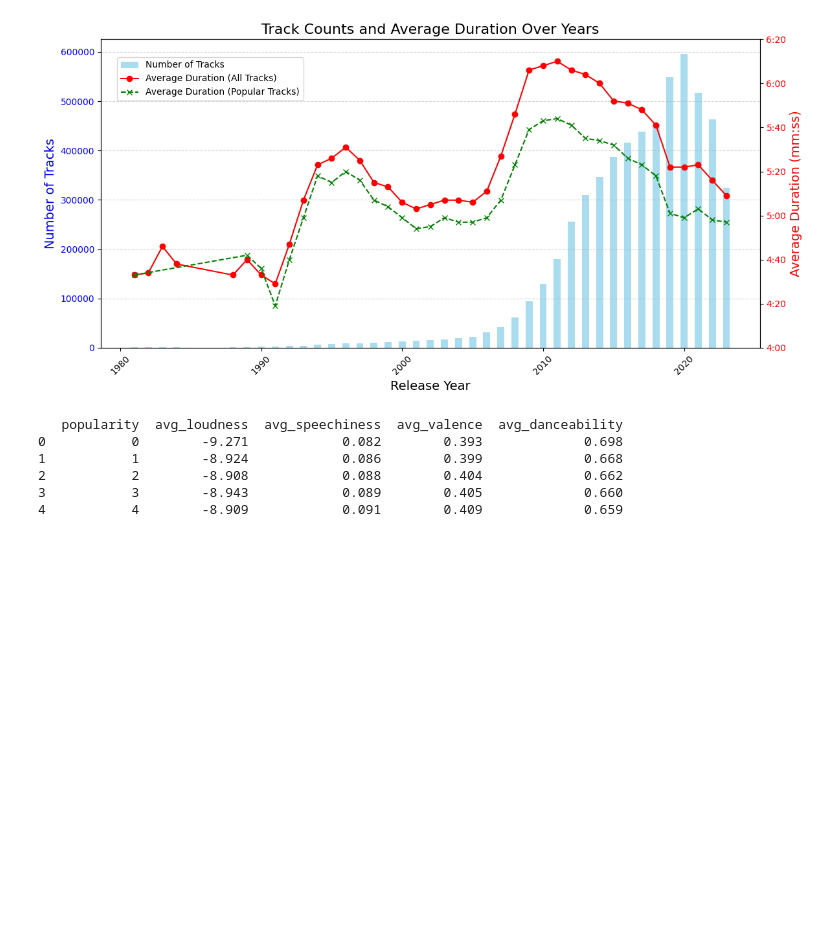
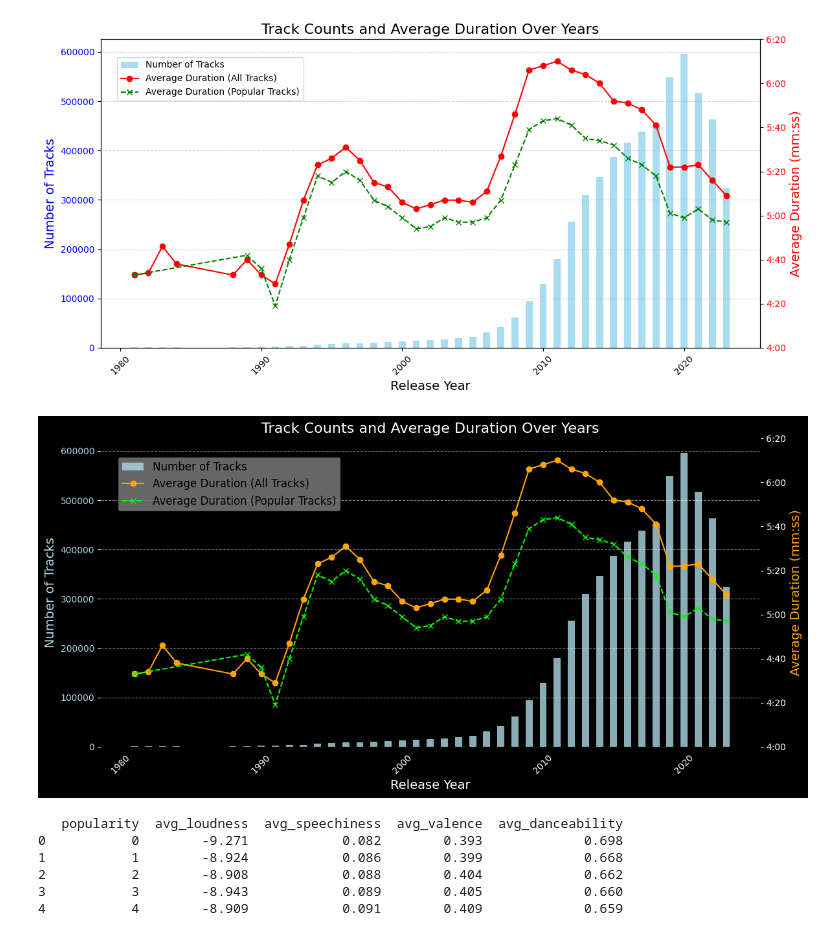
Before and after one commit to leonbts/spotify_sql, a Jupyter notebook: main.ipynb, the cells around one changed output. Saved outputs shown, nothing was run; the diff lists cells and outputs as text; code cells hidden in the pictures; blank space fills up the shorter version.

```diff
--- a/main.ipynb
+++ b/main.ipynb
@@ -119,6 +116,93 @@ plt.tight_layout()
 plt.show()
 # %% [output]
 [figure]
+# %%
+# Helper function to format seconds into "mm:ss"
+def format_seconds_to_minutes(seconds):
+    minutes = int(seconds // 60)
+    remaining_seconds = int(seconds % 60)
+    return f"{minutes}:{remaining_seconds:02d}"  # Zero-padded for seconds
+
+# Ensure release_year is correctly processed
+df_track_duration_summary["release_year"] = pd.to_numeric(df_track_duration_summary["release_year"], errors="coerce")
+df_track_duration_summary = df_track_duration_summary.sort_values("release_year")  # Sort data
+
+df_track_duration_summary_popular["release_year"] = pd.to_numeric(df_track_duration_summary_popular["release_year"], errors="coerce")
+df_track_duration_summary_popular = df_track_duration_summary_popular.sort_values("release_year")  # Sort data
+
+# Create the figure and axes with a black background
+fig, ax1 = plt.subplots(figsize=(12, 6))
+fig.patch.set_facecolor('black')  # Set figure background
+ax1.set_facecolor('black')  # Set ax1 background
+
+# Plot bars for num_of_tracks with adjusted colors
+width = 0.5  # Width of the bars
+ax1.bar(
+    df_track_duration_summary["release_year"],
+    df_track_duration_summary["num_of_tracks"],
+    color="lightblue",  # Lighter color for better contrast
+    alpha=0.8,
+    width=width,
+    label="Number of Tracks"
+)
+
+# Configure the Y-axis for num_of_tracks
+ax1.set_xlabel("Release Year", fontsize=14, color="white")  # White text
+ax1.set_ylabel("Number of Tracks", fontsize=14, color="lightblue")
+ax1.tick_params(axis="y", labelcolor="lightblue", colors="white")  # White ticks
+plt.xticks(color="white", rotation=45)  # White x-axis labels
+
+# Add the first line for avg_duration from df_track_duration_summary
+ax2 = ax1.twinx()
+ax2.set_facecolor('black')  # Match background to black
+ax2.plot(
+    df_track_duration_summary["release_year"],
+    df_track_duration_summary["avg_duration"],
+    marker="o",
+    color="orange",  # Bright color for contrast
+    label="Average Duration (All Tracks)"
+)
+
+# Add the second line for avg_duration from df_track_duration_summary_popular
+ax2.plot(
+    df_track_duration_summary_popular["release_year"],
+    df_track_duration_summary_popular["avg_duration"],
+    marker="x",
+    color="lime",  # Bright green for better visibility
+    linestyle="--",
+    label="Average Duration (Popular Tracks)"
+)
+
+# Configure the Y-axis for avg_duration and convert seconds to mm:ss
+ax2.set_ylabel("Average Duration (mm:ss)", fontsize=14, color="orange")
+ax2.tick_params(axis="y", labelcolor="orange", colors="white")
+ax2.set_yticks(ax2.get_yticks())  # Ensure ticks are updated
+
+# Convert tick labels to "mm:ss"
+tick_labels = [format_seconds_to_minutes(tick) for tick in ax2.get_yticks()]
+ax2.set_yticklabels(tick_labels, color="white")  # White tick labels
+
+# Add title and styling with white text
+plt.title("Track Counts and Average Duration Over Years", fontsize=16, color="white")
+
+# Add legend with adjusted colors
+fig.legend(
+    loc="upper left",
+    bbox_to_anchor=(0.1, 0.9),
+    fontsize=12,
+    # color = "white",
+    facecolor='gray',  # Black background for legend
+    edgecolor='black'  # White border for better contrast
+)
+ax1.grid(axis="y", linestyle="--", alpha=0.5, color="white")  # White grid lines
+
+# Adjust layout
+plt.tight_layout()
+
+# Display the plot
+plt.show()
+# %% [output]
+[figure, added]
 # %%
 query = "SELECT * FROM loud_speech_valence_dance_vs_popularity where popularity < 60;"
 
```
Also changed, not shown: parts of 7 cells of this notebook, 3 other files.
